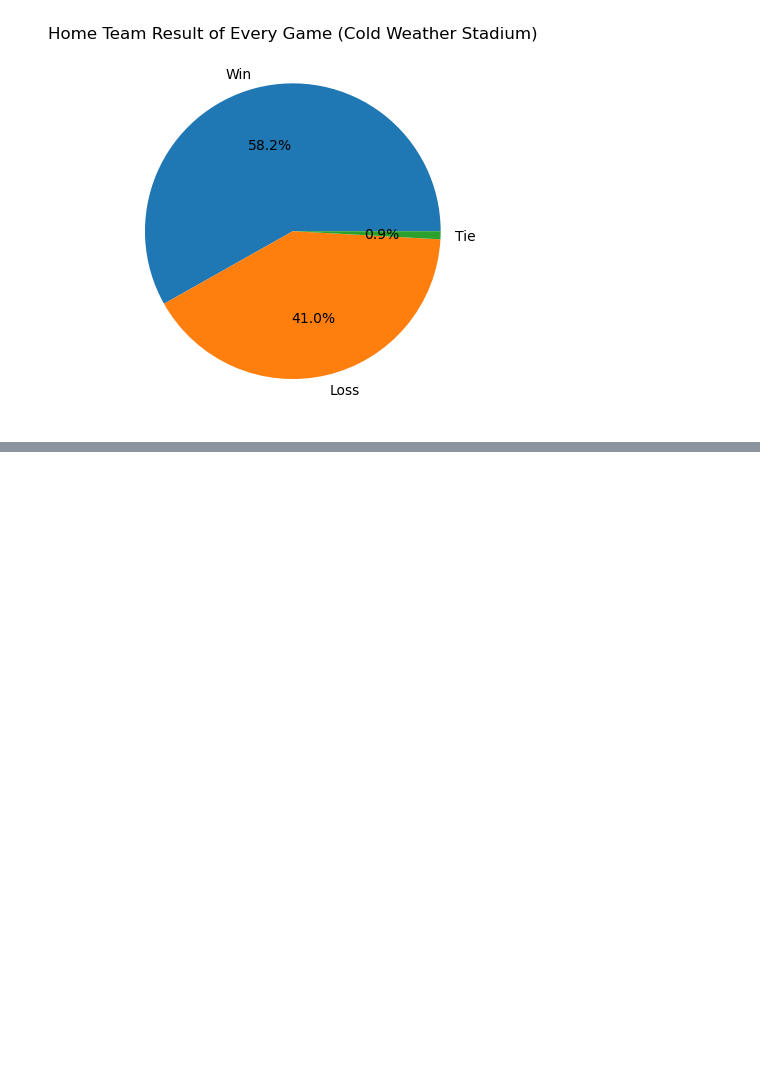
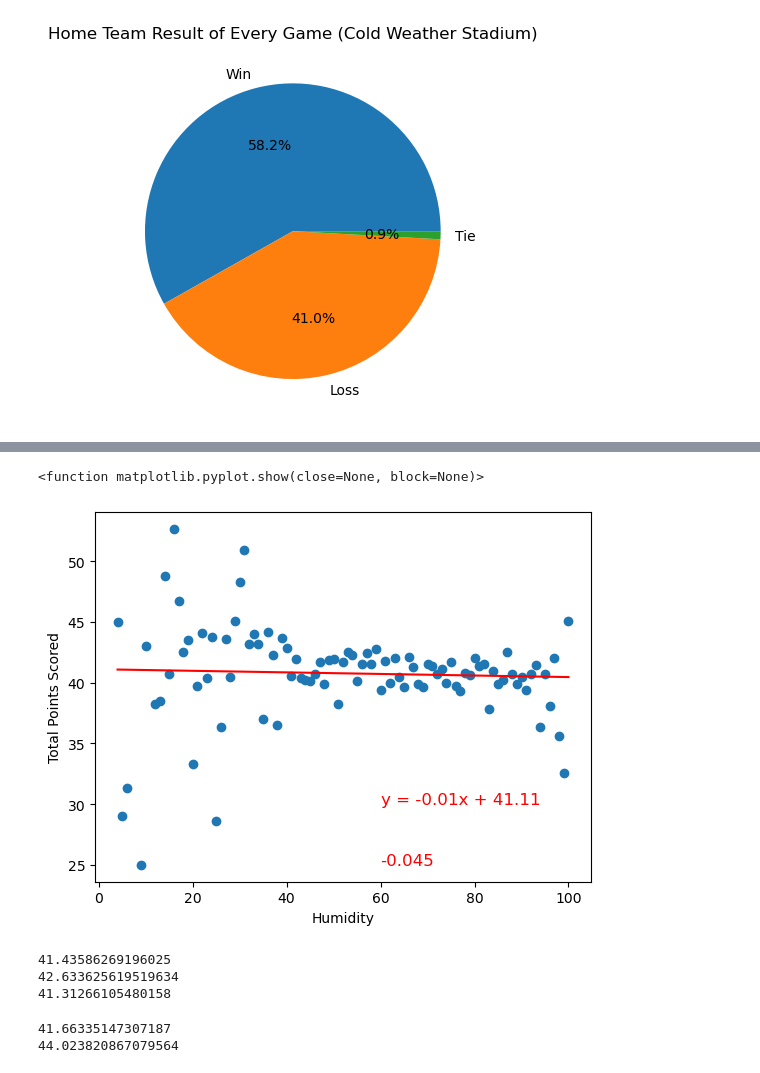
Before and after one commit to jlawrence16/project_one, a Jupyter notebook: justin_nfl_notebook.ipynb, the cells around one changed output, grey strips where cells are left out. Drawn from its saved outputs; the diff is of its cells as text; code cells hidden in the pictures; blank space fills up the shorter version.

```diff
--- a/justin_nfl_notebook.ipynb
+++ b/justin_nfl_notebook.ipynb
@@ -393,0 +404,66 @@ plt.show()
+# %%
+# Humidity vs Total Score
+
+humid_data=data_df.dropna(subset=['weather_humidity'])
+humid_data['total_score']=(humid_data['score_home']+humid_data['score_away'])
+humid_data=pd.DataFrame(humid_data.groupby(['weather_humidity'])['total_score'].mean())
+
+
+x_axis=humid_data.index
+y_axis=humid_data['total_score']
+
+plt.scatter(x_axis, y_axis)
+plt.xlabel('Humidity')
+plt.ylabel('Total Points Scored')
+
+(slope, intercept, rvalue, pvalue, stderr) = linregress(x_axis, y_axis)
+regress_values = x_axis * slope + intercept
+line_eq = "y = " + str(round(slope,2)) + "x + " + str(round(intercept,2))
+plt.plot(x_axis,regress_values,"red")
+plt.annotate(line_eq,(60, 30), fontsize=12,color="red")
+plt.annotate(round(rvalue,3),(60, 25), fontsize=12,color="red")
+
+plt.show
+# %% [output]
+<function matplotlib.pyplot.show(close=None, block=None)>
+[figure, added]
+# %%
+# Bar graph of total score vs weather type (warm moderate cold)
+
+data_df.dropna(subset=['stadium_weather_type'], inplace=True)
+data_df['total_score']=(data_df['score_home']+data_df['score_away'])
+
+warm_data=data_df.loc[data_df['stadium_weather_type']=='warm']
+warm_data=warm_data['total_score'].mean()
+
+mod_data=data_df.loc[data_df['stadium_weather_type']=='moderate']
+mod_data=mod_data['total_score'].mean()
+
+
+cold_data=data_df.loc[data_df['stadium_weather_type']=='cold']
+cold_data=cold_data['total_score'].mean()
+
+print(warm_data)
+print(mod_data)
+print(cold_data)
+# %% [output]
+41.43586269196025
+42.633625619519634
+41.31266105480158
+# %%
+# Bar graph of total score vs indoor / outdooe
+
+data_df.dropna(subset=['stadium_type'], inplace=True)
+data_df['total_score']=(data_df['score_home']+data_df['score_away'])
+
+indoor_data=data_df.loc[data_df['stadium_type']=='indoor']
+indoor_data=indoor_data['total_score'].mean()
+
+outdoor_data=data_df.loc[data_df['stadium_type']=='outdoor']
+outdoor_data=outdoor_data['total_score'].mean()
+
+print(outdoor_data)
+print(indoor_data)
+# %% [output]
+41.66335147307187
+44.023820867079564
```
Also changed, not shown: parts of 15 cells of this notebook.
